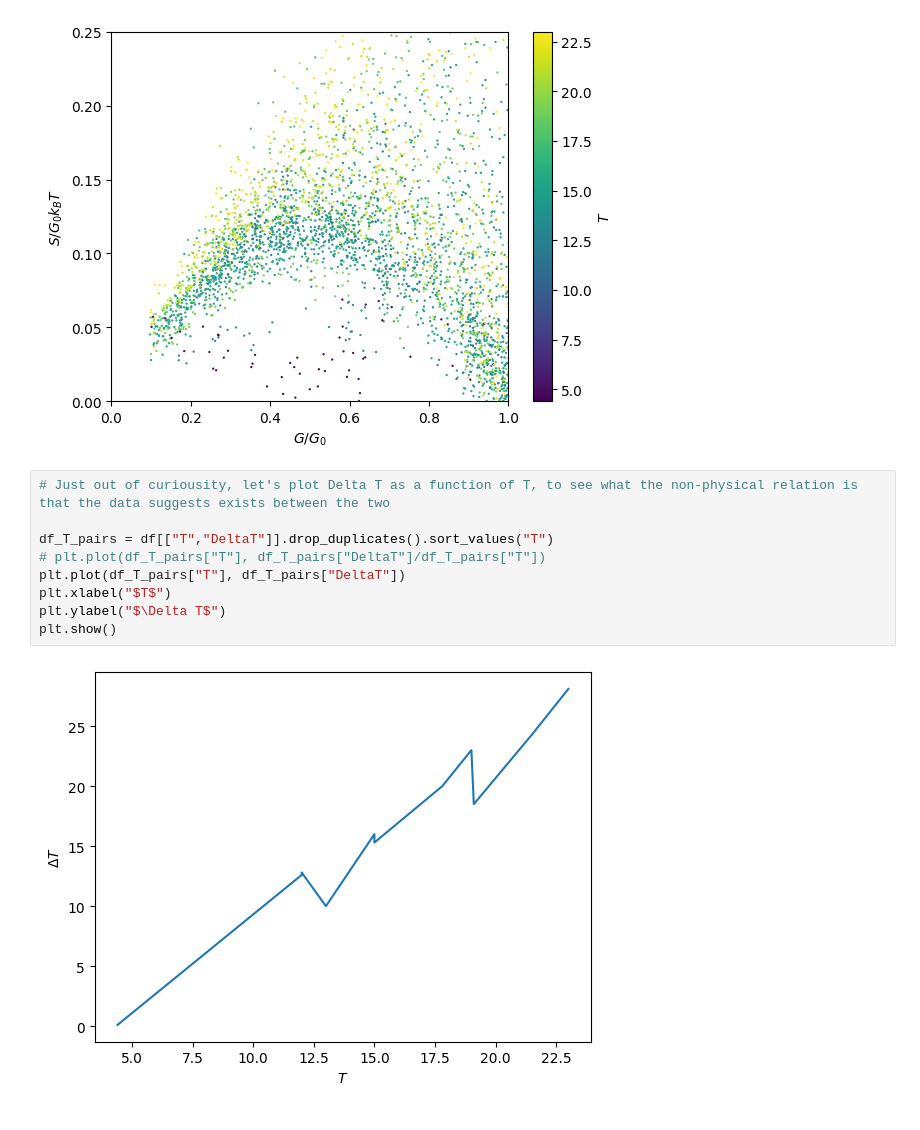
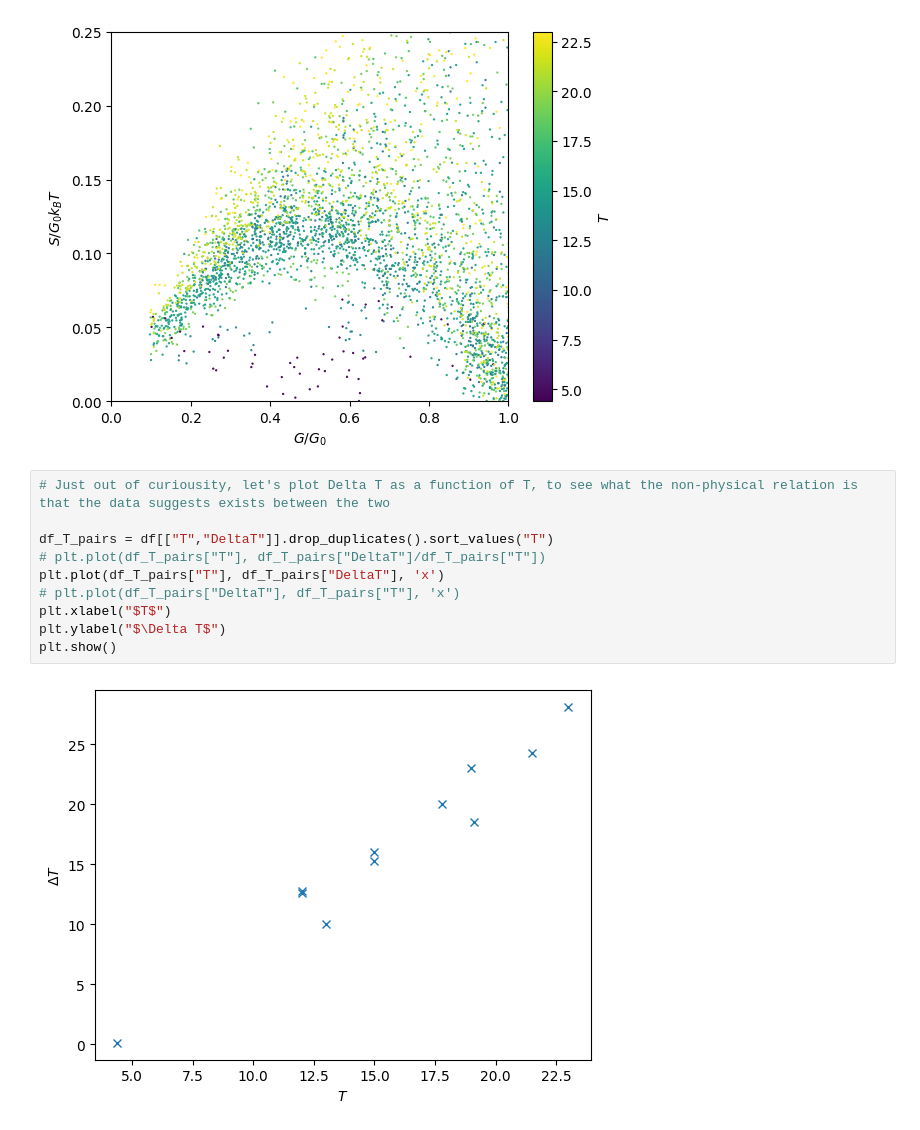
Before and after one commit to matthew-gerry/delta_T_noise_ML, a Jupyter notebook: data_visualization.ipynb, the cells around one changed output. Cells and saved outputs as stored; diff of their text form.

```diff
--- a/data_visualization.ipynb
+++ b/data_visualization.ipynb
@@ -87,11 +87,12 @@ plt.show()
 # %%
 # Just out of curiousity, let's plot Delta T as a function of T, to see what the non-physical relation is that the data suggests exists between the two
 
 df_T_pairs = df[["T","DeltaT"]].drop_duplicates().sort_values("T")
 # plt.plot(df_T_pairs["T"], df_T_pairs["DeltaT"]/df_T_pairs["T"])
-plt.plot(df_T_pairs["T"], df_T_pairs["DeltaT"])
+plt.plot(df_T_pairs["T"], df_T_pairs["DeltaT"], 'x')
+# plt.plot(df_T_pairs["DeltaT"], df_T_pairs["T"], 'x')
 plt.xlabel("$T$")
 plt.ylabel("$\Delta T$")
 plt.show()
 # %% [output]
-[figure, old version]
+[figure, new version]
```
